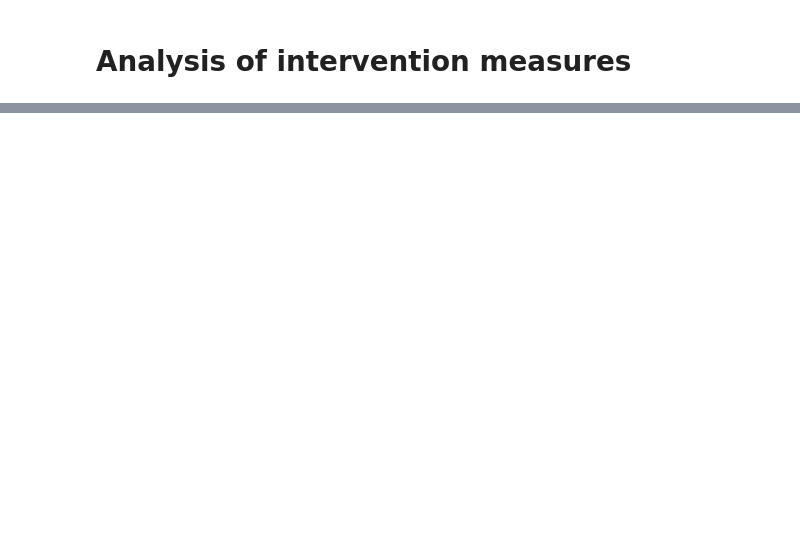
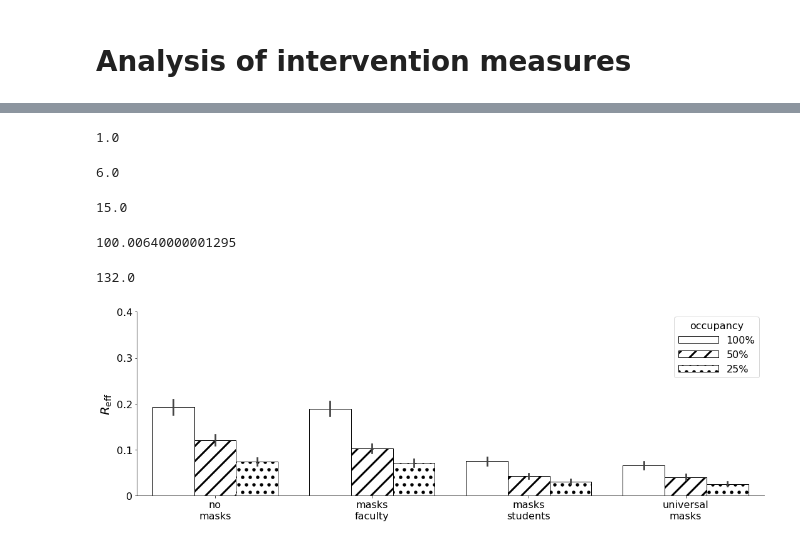
Before and after one commit to JanaLasser/uni_SEIRX, a Jupyter notebook: code/analysis_intervention_measures.ipynb, the cells around one changed output, grey strips where cells are left out. Drawn from its saved outputs; the diff is of its cells as text; code cells hidden in the pictures; blank space fills up the shorter version.

```diff
--- a/code/analysis_intervention_measures.ipynb
+++ b/code/analysis_intervention_measures.ipynb
@@ -89,0 +96,3 @@ ax.hist(results.loc[0, 0, 1]['infected_agents'], bins=range(0, 20, 2), rwidth=0.
+# %%
+results = results.set_index(['unistudent_mask', 'lecturer_mask',
+                             'presence_fraction', 'unistudent_vaccination_ratio'])
@@ -89,0 +185,76 @@ ax.hist(results.loc[0, 0, 1]['infected_agents'], bins=range(0, 20, 2), rwidth=0.
+# %%
+results.loc[0, 0, 1, 0.7]['infected_agents'].quantile(0.90)
+# %% [output]
+1.0
+# %%
+results.loc[0, 0, 1, 0.7]['infected_agents'].quantile(0.975)
+# %% [output]
+6.0
+# %%
+results.loc[0, 0, 1, 0.7]['infected_agents'].quantile(0.99)
+# %% [output]
+15.0
+# %%
+results.loc[0, 0, 1, 0.7]['infected_agents'].quantile(0.9998)
+# %% [output]
+100.00640000001295
+# %%
+results.loc[0, 0, 1, 0.7]['infected_agents'].max()
+# %% [output]
+132.0
+# %%
+green = '#229954'
+blue = '#2471A3'
+grey = '#7F8C8D'
+
+plt.rcParams['hatch.linewidth'] = 3
+order = ['no masks', 'masks faculty', 'masks students', 'universal masks']
+hue_order = ['100%', '50%', '25%']
+vacc_ratio = 0.8
+subset = results[results['unistudent_vaccination_ratio'] == vacc_ratio]
+g = sns.catplot(x='scenario', y='R0',
+                hue='occupancy', data=subset, kind="bar", aspect=3,
+                order=order, legend=False, palette=['w', 'w', 'w'],
+                row='unistudent_vaccination_ratio', hue_order=hue_order)
+
+ax = g.axes[0][0]
+#ax.set_title('vaccination coverage {:1.0f}%'.format(vacc_ratio * 100), fontsize=24)
+ax.set_title('')
+ax.set_ylabel('$R_\mathrm{eff}$', fontsize=20)
+ax.set_xlabel('')
+ax.set_yticks([0, 0.1, 0.2, 0.3, 0.4])
+ax.set_yticklabels([0, 0.1, 0.2, 0.3, 0.4], fontsize=16)
+ax.set_xticklabels(['no\nmasks', 'masks\nfaculty',
+                    'masks\nstudents', 'universal\nmasks'], fontsize=16)
+
+for i in [0, 1, 2, 3]:
+    bar = ax.patches[i]
+    #hatch = '.'
+    #bar.set_hatch(hatch)
+    bar.set_edgecolor('k')
+
+for i in [4, 5, 6, 7]:
+    bar = ax.patches[i]
+    hatch = '/'
+    bar.set_hatch(hatch)
+    bar.set_edgecolor('k')
+
+for i in [8, 9, 10, 11]:
+    bar = ax.patches[i]
+    hatch = '.'
+    bar.set_hatch(hatch)
+    bar.set_edgecolor('k')
+
+patch1 = mpatches.Patch(facecolor='w', label='100%', edgecolor='k')
+patch2 = mpatches.Patch(facecolor='w', hatch='/', label='50%', edgecolor='k')
+patch3 = mpatches.Patch(facecolor='w', hatch='.', label='25%', edgecolor='k')
+
+legend = ax.legend(handles = [patch1, patch2, patch3], loc=1, fontsize=16,
+          title='occupancy', handlelength=4)
+plt.setp(legend.get_title(),fontsize=16)
+plt.tight_layout()
+plt.savefig('../plots/R_eff.png', dpi=300)
+plt.savefig('../plots/R_eff.pdf')
+plt.savefig('../plots/R_eff.svg')
+# %% [output]
+[figure, added]
```
Also changed, not shown: parts of 40 cells of this notebook.
